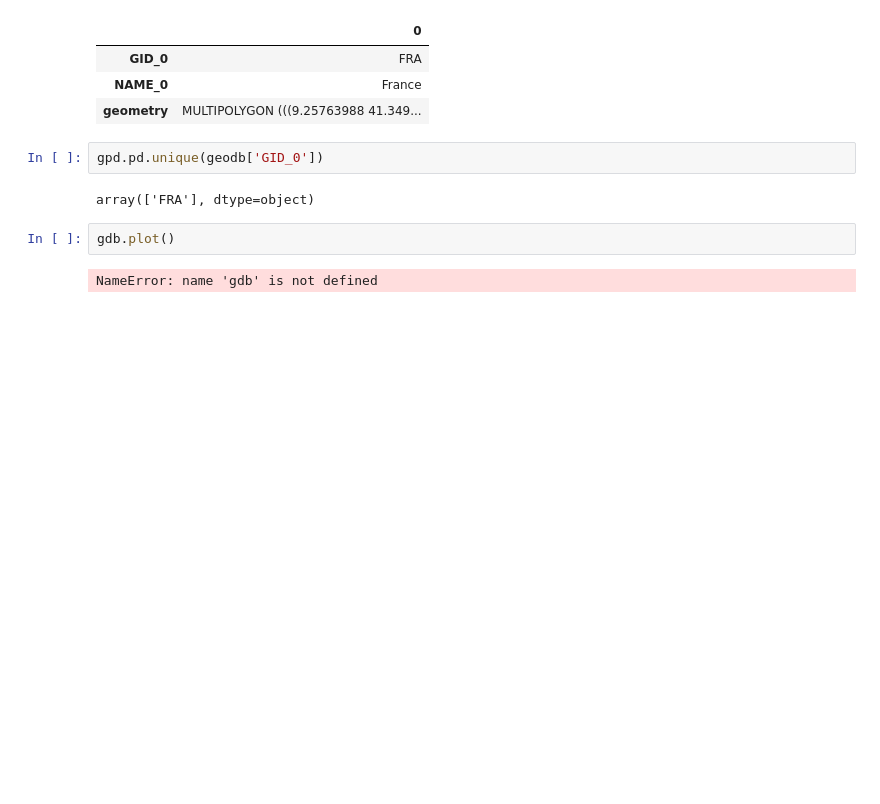
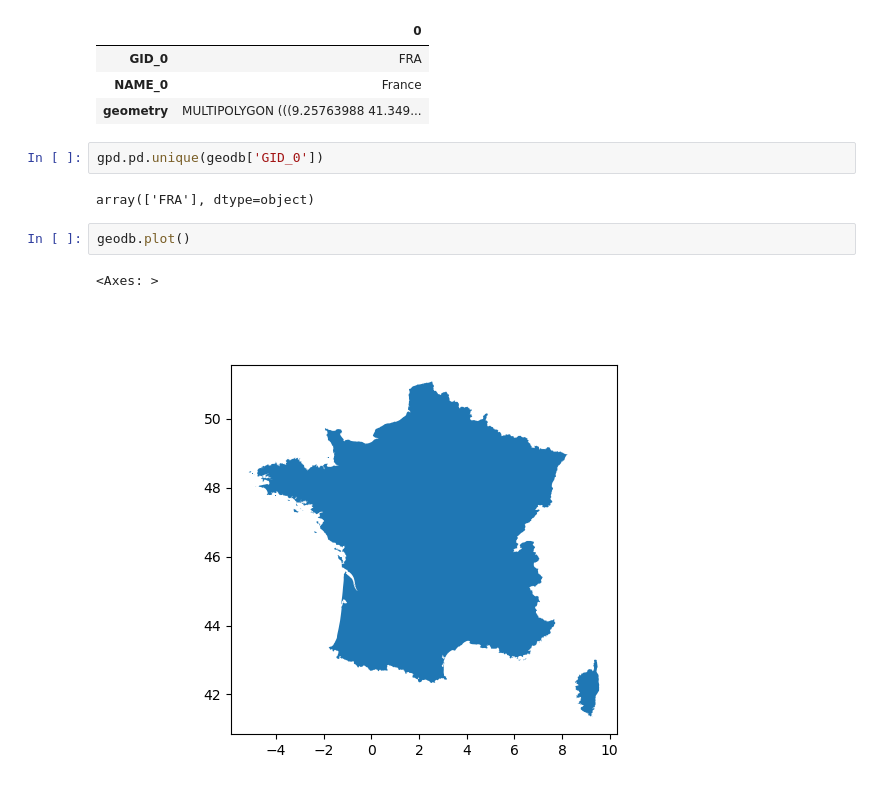
Before and after one commit to mohammadzainabbas/neo4j-pregel, a Jupyter notebook: results/result.ipynb, the cells around one changed output. Saved outputs shown, nothing was run; the diff lists cells and outputs as text; blank space fills up the shorter version.

```diff
--- a/results/result.ipynb
+++ b/results/result.ipynb
@@ -30,6 +30,7 @@ gpd.pd.unique(geodb['GID_0'])
 # %% [output]
 array(['FRA'], dtype=object)
 # %%
-gdb.plot()
+geodb.plot()
 # %% [output]
-NameError: name 'gdb' is not defined
+<Axes: >
+[figure, added]
```
